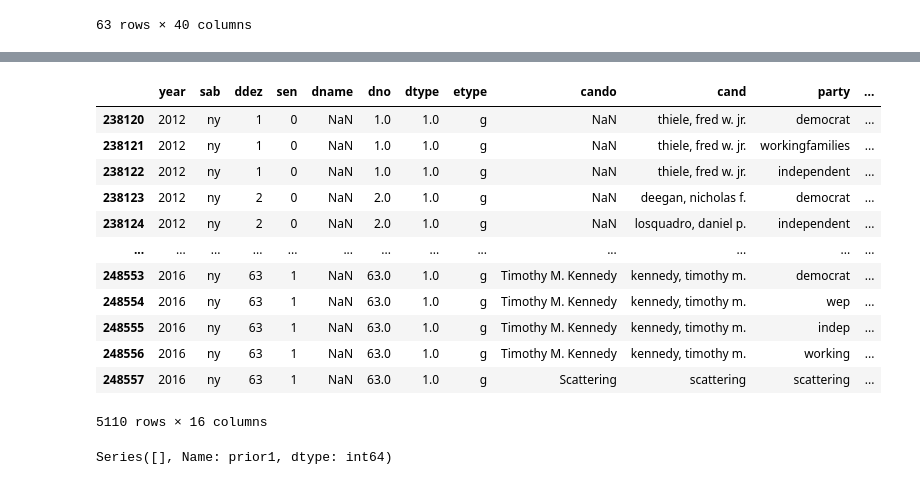
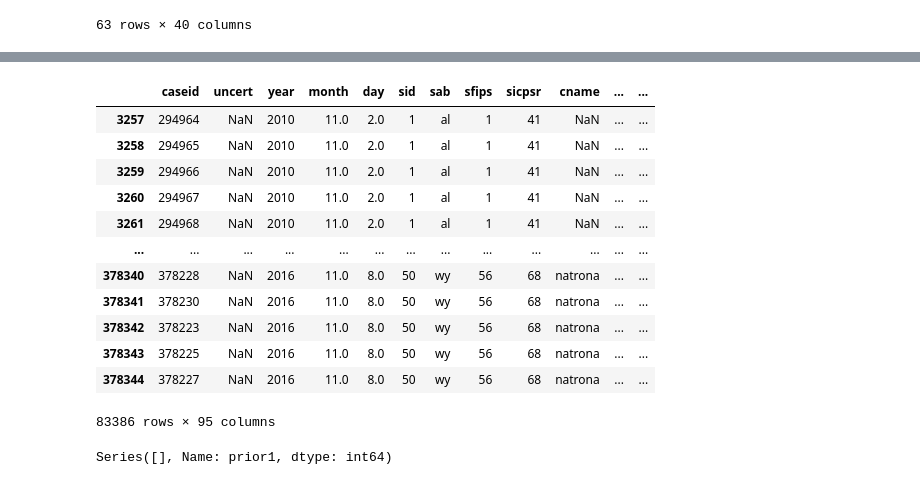
Before and after one commit to stone-ericm/State-Legislature-Election-Modeling, a Jupyter notebook: notebook.ipynb, the cells around one changed output, grey strips where cells are left out. Saved outputs shown, nothing was run; the diff lists cells and outputs as text; code cells hidden in the pictures.

```diff
--- a/notebook.ipynb
+++ b/notebook.ipynb
@@ -253,21 +285,22 @@ Name: ddez, Length: 5110, dtype: object
+# %%
+harvard_data = pd.read_csv('harvard_data_2010+.csv', index_col=0)
+harvard_data
+# %% [output]
+|  | caseid | uncert | year | month | day | sid | sab | sfips | sicpsr | cname | ... | ... |
+| 3257 | 294964 | NaN | 2010 | 11.0 | 2.0 | 1 | al | 1 | 41 | NaN | ... | ... |
+| 3258 | 294965 | NaN | 2010 | 11.0 | 2.0 | 1 | al | 1 | 41 | NaN | ... | ... |
+| 3259 | 294966 | NaN | 2010 | 11.0 | 2.0 | 1 | al | 1 | 41 | NaN | ... | ... |
+| 3260 | 294967 | NaN | 2010 | 11.0 | 2.0 | 1 | al | 1 | 41 | NaN | ... | ... |
+| 3261 | 294968 | NaN | 2010 | 11.0 | 2.0 | 1 | al | 1 | 41 | NaN | ... | ... |
+| ... | ... | ... | ... | ... | ... | ... | ... | ... | ... | ... | ... | ... |
+| 378340 | 378228 | NaN | 2016 | 11.0 | 8.0 | 50 | wy | 56 | 68 | natrona | ... | ... |
+| 378341 | 378230 | NaN | 2016 | 11.0 | 8.0 | 50 | wy | 56 | 68 | natrona | ... | ... |
+| 378342 | 378223 | NaN | 2016 | 11.0 | 8.0 | 50 | wy | 56 | 68 | natrona | ... | ... |
+| 378343 | 378225 | NaN | 2016 | 11.0 | 8.0 | 50 | wy | 56 | 68 | natrona | ... | ... |
+| 378344 | 378227 | NaN | 2016 | 11.0 | 8.0 | 50 | wy | 56 | 68 | natrona | ... | ... |
+83386 rows × 95 columns
 # %%
 ny_election_data = harvard_data[(harvard_data['sab'] == 'ny') & (harvard_data['year'] >= 2011)][['year', 'sab', 'ddez', 'sen', 'dname', 'dno', 'dtype', 'etype', 'cando', 'cand', 'party', 'prior1', 'prior2', 'exper', 'vote', 'outcome']]
-
-ny_election_data
-# %% [output]
-|  | year | sab | ddez | sen | dname | dno | dtype | etype | cando | cand | party | ... |
-| 238120 | 2012 | ny | 1 | 0 | NaN | 1.0 | 1.0 | g | NaN | thiele, fred w. jr. | democrat | ... |
-| 238121 | 2012 | ny | 1 | 0 | NaN | 1.0 | 1.0 | g | NaN | thiele, fred w. jr. | workingfamilies | ... |
-| 238122 | 2012 | ny | 1 | 0 | NaN | 1.0 | 1.0 | g | NaN | thiele, fred w. jr. | independent | ... |
-| 238123 | 2012 | ny | 2 | 0 | NaN | 2.0 | 1.0 | g | NaN | deegan, nicholas f. | democrat | ... |
-| 238124 | 2012 | ny | 2 | 0 | NaN | 2.0 | 1.0 | g | NaN | losquadro, daniel p. | independent | ... |
-| ... | ... | ... | ... | ... | ... | ... | ... | ... | ... | ... | ... | ... |
-| 248553 | 2016 | ny | 63 | 1 | NaN | 63.0 | 1.0 | g | Timothy M. Kennedy | kennedy, timothy m. | democrat | ... |
-| 248554 | 2016 | ny | 63 | 1 | NaN | 63.0 | 1.0 | g | Timothy M. Kennedy | kennedy, timothy m. | wep | ... |
-| 248555 | 2016 | ny | 63 | 1 | NaN | 63.0 | 1.0 | g | Timothy M. Kennedy | kennedy, timothy m. | indep | ... |
-| 248556 | 2016 | ny | 63 | 1 | NaN | 63.0 | 1.0 | g | Timothy M. Kennedy | kennedy, timothy m. | working | ... |
-| 248557 | 2016 | ny | 63 | 1 | NaN | 63.0 | 1.0 | g | Scattering | scattering | scattering | ... |
-5110 rows × 16 columns
 # %%
 ny_election_data['prior1'].value_counts()
 # %% [output]
```
Also changed, not shown: parts of 53 cells of this notebook.
